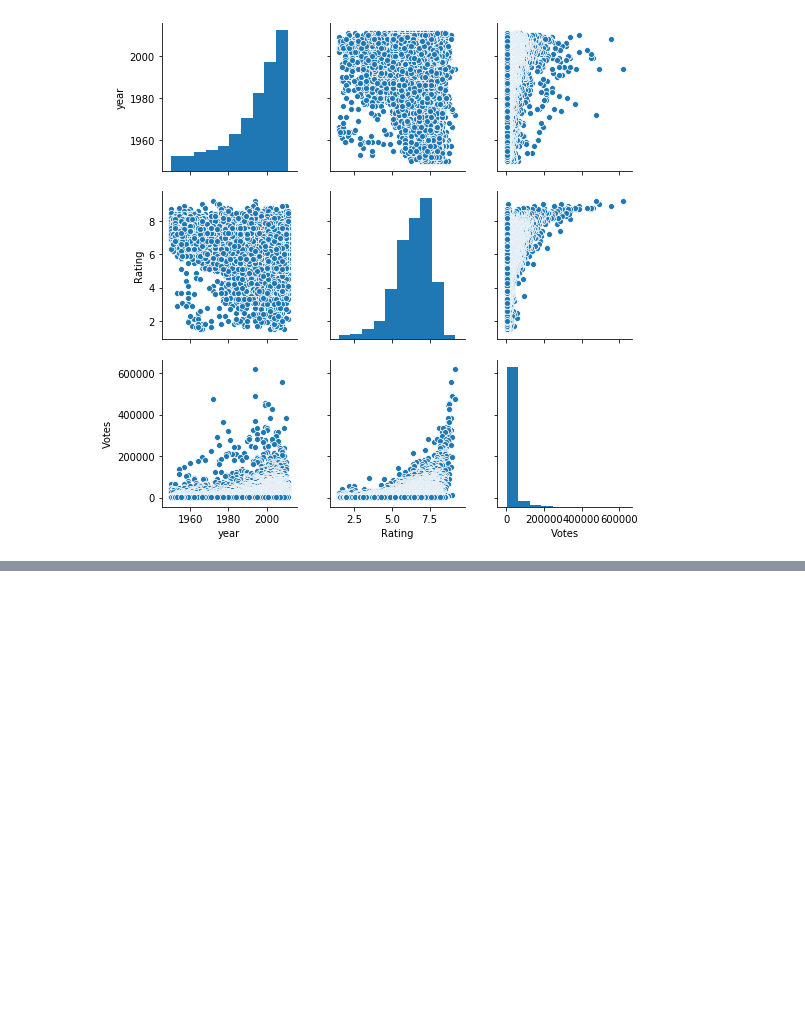
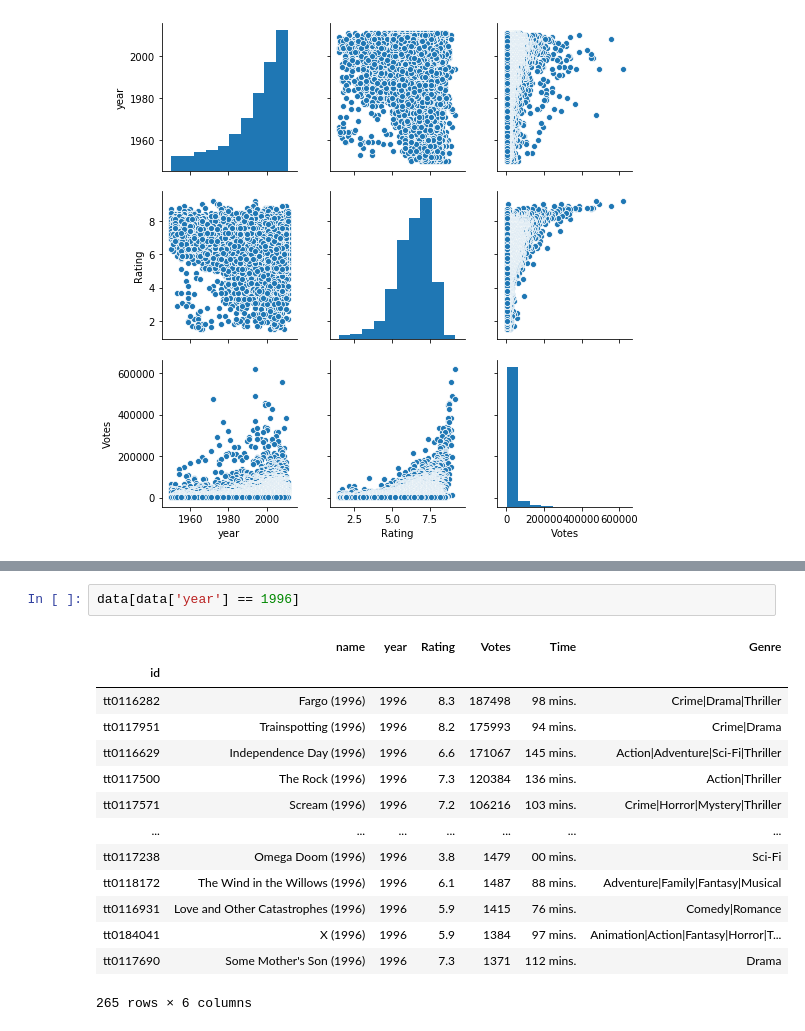
Before and after one commit to nasirhm/onemonth-python, a Jupyter notebook: Jupyter-Week3/Data_Analysis_Intro.ipynb, the cells around one changed output, grey strips where cells are left out. Drawn from its saved outputs; the diff is of its cells as text; blank space fills up the shorter version.

```diff
--- a/Jupyter-Week3/Data_Analysis_Intro.ipynb
+++ b/Jupyter-Week3/Data_Analysis_Intro.ipynb
@@ -262,0 +309,17 @@ sns.pairplot(data)
+# %%
+data[data['year'] == 1996]
+# %% [output]
+|  | name | year | Rating | Votes | Time | Genre |
+| id |  |  |  |  |  |  |
+| tt0116282 | Fargo (1996) | 1996 | 8.3 | 187498 | 98 mins. | Crime|Drama|Thriller |
+| tt0117951 | Trainspotting (1996) | 1996 | 8.2 | 175993 | 94 mins. | Crime|Drama |
+| tt0116629 | Independence Day (1996) | 1996 | 6.6 | 171067 | 145 mins. | Action|Adventure|Sci-Fi|Thriller |
+| tt0117500 | The Rock (1996) | 1996 | 7.3 | 120384 | 136 mins. | Action|Thriller |
+| tt0117571 | Scream (1996) | 1996 | 7.2 | 106216 | 103 mins. | Crime|Horror|Mystery|Thriller |
+| ... | ... | ... | ... | ... | ... | ... |
+| tt0117238 | Omega Doom (1996) | 1996 | 3.8 | 1479 | 00 mins. | Sci-Fi |
+| tt0118172 | The Wind in the Willows (1996) | 1996 | 6.1 | 1487 | 88 mins. | Adventure|Family|Fantasy|Musical |
+| tt0116931 | Love and Other Catastrophes (1996) | 1996 | 5.9 | 1415 | 76 mins. | Comedy|Romance |
+| tt0184041 | X (1996) | 1996 | 5.9 | 1384 | 97 mins. | Animation|Action|Fantasy|Horror|T... |
+| tt0117690 | Some Mother's Son (1996) | 1996 | 7.3 | 1371 | 112 mins. | Drama |
+265 rows × 6 columns
```
Also changed, not shown: parts of 15 cells of this notebook, 1 other file.
